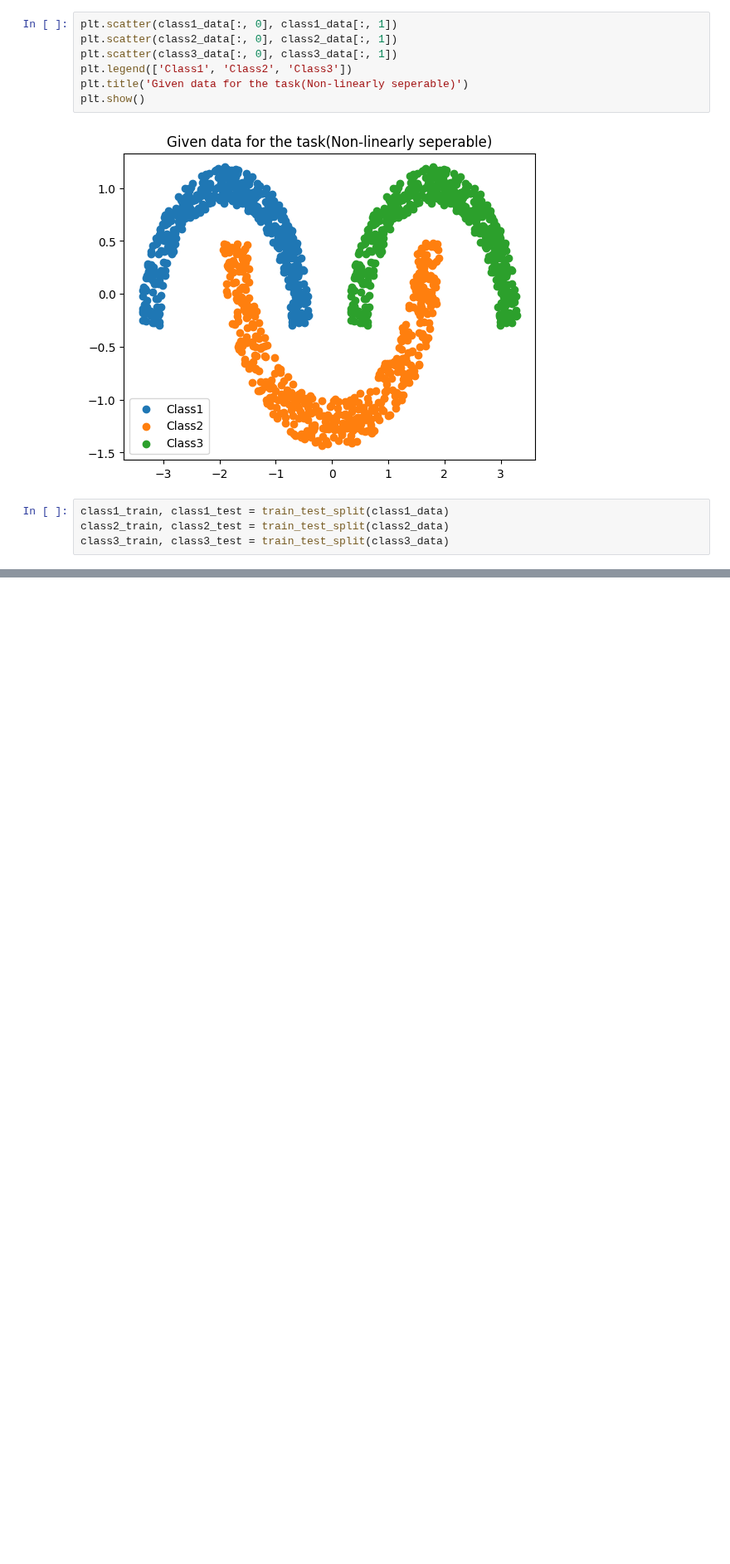
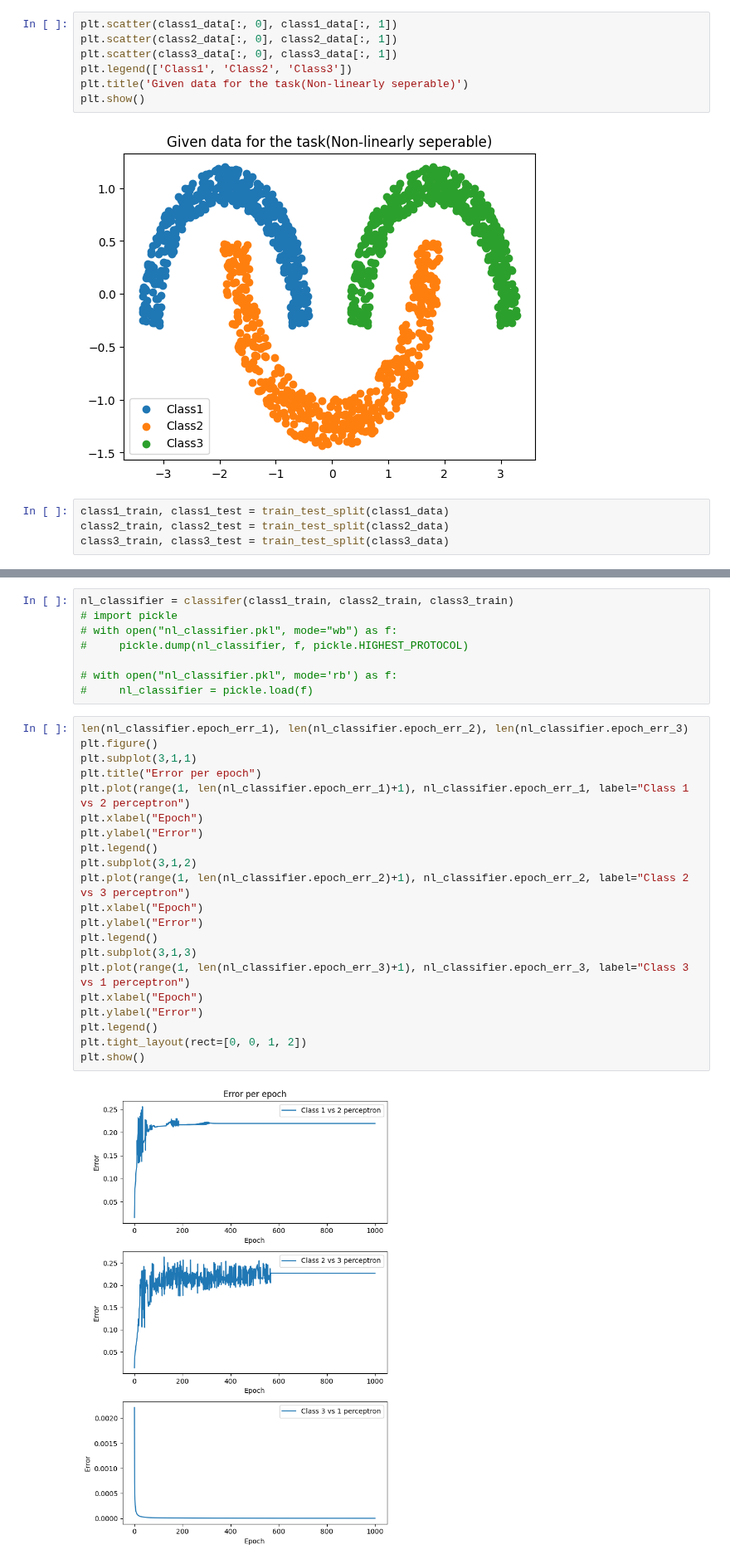
Before and after one commit to imraunav/Deep-Learning-and-Applications, a Jupyter notebook: classification_nonLinearData.ipynb, the cells around one changed output, grey strips where cells are left out. Shown at 83% size. Saved outputs shown, nothing was run; the diff lists cells and outputs as text; blank space fills up the shorter version.

```diff
--- a/classification_nonLinearData.ipynb
+++ b/classification_nonLinearData.ipynb
@@ -58,0 +86,31 @@ plt.show()
+# %%
+nl_classifier = classifer(class1_train, class2_train, class3_train)
+# import pickle
+# with open("nl_classifier.pkl", mode="wb") as f:
+#     pickle.dump(nl_classifier, f, pickle.HIGHEST_PROTOCOL)
+
+# with open("nl_classifier.pkl", mode='rb') as f:
+#     nl_classifier = pickle.load(f)
+# %%
+len(nl_classifier.epoch_err_1), len(nl_classifier.epoch_err_2), len(nl_classifier.epoch_err_3)
+plt.figure()
+plt.subplot(3,1,1)
+plt.title("Error per epoch")
+plt.plot(range(1, len(nl_classifier.epoch_err_1)+1), nl_classifier.epoch_err_1, label="Class 1 vs 2 perceptron")
+plt.xlabel("Epoch")
+plt.ylabel("Error")
+plt.legend()
+plt.subplot(3,1,2)
+plt.plot(range(1, len(nl_classifier.epoch_err_2)+1), nl_classifier.epoch_err_2, label="Class 2 vs 3 perceptron")
+plt.xlabel("Epoch")
+plt.ylabel("Error")
+plt.legend()
+plt.subplot(3,1,3)
+plt.plot(range(1, len(nl_classifier.epoch_err_3)+1), nl_classifier.epoch_err_3, label="Class 3 vs 1 perceptron")
+plt.xlabel("Epoch")
+plt.ylabel("Error")
+plt.legend()
+plt.tight_layout(rect=[0, 0, 1, 2])
+plt.show()
+# %% [output]
+[figure, added]
```
Also changed, not shown: parts of 14 cells of this notebook.
